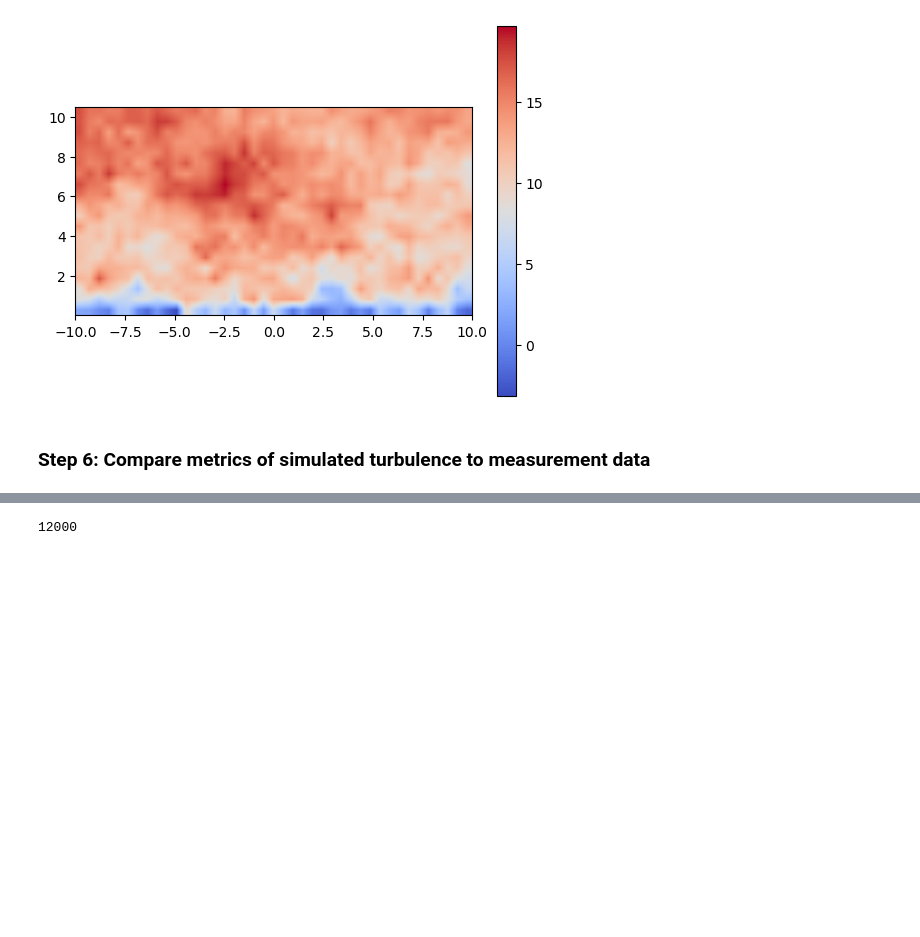
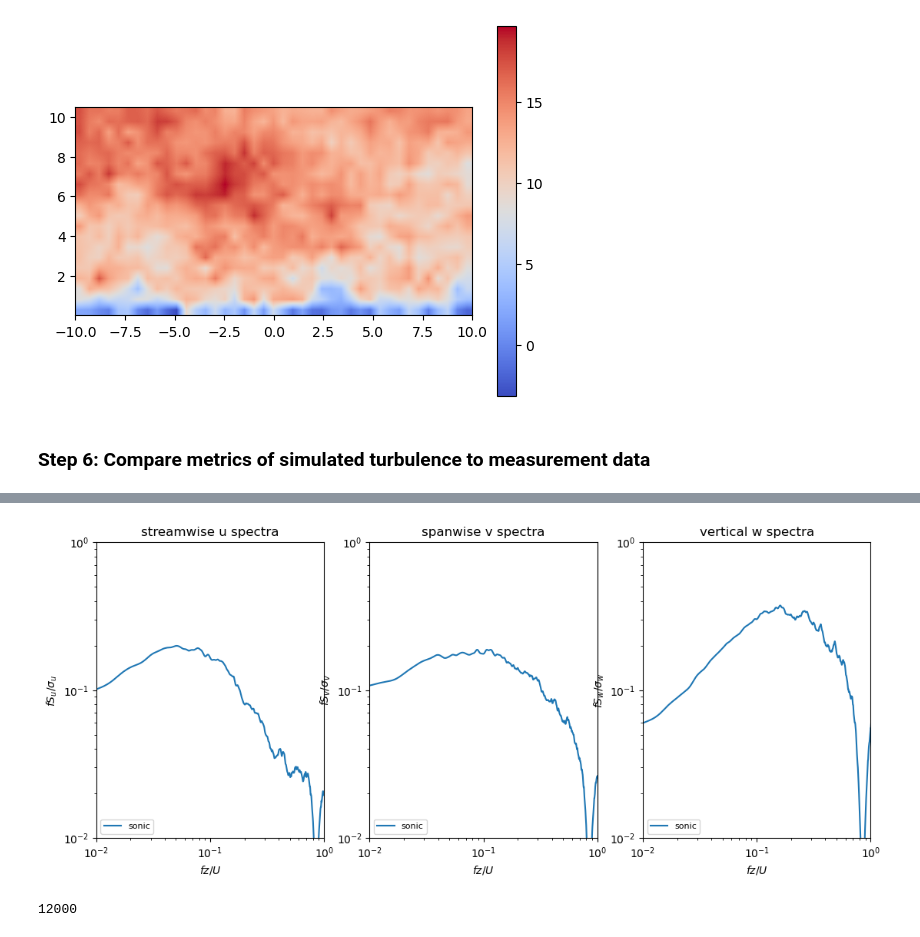
Before and after one commit to brookeslawski/pyconturb-pvade, a Jupyter notebook: duramat_constrained_turb.ipynb, the cells around one changed output, grey strips where cells are left out. Drawn from its saved outputs; the diff is of its cells as text; code cells hidden in the pictures; blank space fills up the shorter version.

Commit message:
comparing spectra

```diff
--- a/duramat_constrained_turb.ipynb
+++ b/duramat_constrained_turb.ipynb
@@ -351,0 +372,91 @@ TypeError: object of type 'numpy.float64' has no len()
+# %%
+# spectra
+from scipy.signal import welch
+from numpy import hanning
+import math
+
+# Smooth high frequency region
+def runningMeanFast(x, N):
+    """
+    Calculates the running mean of an array x over a window size N.
+    """
+    return np.convolve(x, np.ones(N)/N, mode='same')
+
+def compute_spectra(u, U_mean, height, fs, overlap):
+    nblock = len(u)
+    win = np.hamming(math.floor(nblock/10))
+
+    U_corr = pd.Series(u)
+    # do I need to detrend this?
+
+    u_std = U_corr.std()
+
+    f_U_corr, Pxxf_U_corr = welch(U_corr.dropna(), fs, window=win, noverlap=overlap, nfft=nblock, detrend='constant', return_onesided=True)
+    nf_U_corr = f_U_corr*height/abs(U_mean)
+    nPxxf_U_corr = (f_U_corr*Pxxf_U_corr)/u_std**2
+
+    index_highfreq_U_corr = list(np.where([abs(nf_U_corr)>0.3]))
+    nPxxf_smooth_U_corr = nPxxf_U_corr[index_highfreq_U_corr[0][0]:len(nPxxf_U_corr)]
+    nPxxf_smooth_U_corr = runningMeanFast(nPxxf_smooth_U_corr,200)
+    nPxxf_mod_U_corr = [nPxxf_U_corr[0:index_highfreq_U_corr[0][0]-1],nPxxf_smooth_U_corr]
+
+    return nf_U_corr, nPxxf_mod_U_corr
+
+heights = [2.23]
+fs = 20
+overlap = 0
+
+z_idx = (np.abs(z_fp - heights[0])).argmin() # same height as sonic
+y_idx = (np.abs(y_fp - 0.0)).argmin()
+
+vars = ['sonic','sim']
+nf_U_corr = {}; nPxxf_mod_U_corr = {}
+nf_V_corr = {}; nPxxf_mod_V_corr = {}
+nf_W_corr = {}; nPxxf_mod_W_corr = {}
+u_inp = {}; v_inp = {}; w_inp = {}
+U_mean = {}
+
+u_inp['sonic'] = sonic_data.filter(regex='u_', axis=1).values.squeeze()
+u_inp['sim'] = sim_data['u'][:,z_idx,y_idx]
+v_inp['sonic'] = sonic_data.filter(regex='v_', axis=1).values.squeeze()
+v_inp['sim'] = sim_data['v'][:,z_idx,y_idx]
+w_inp['sonic'] = sonic_data.filter(regex='w_', axis=1).values.squeeze()
+w_inp['sim'] = sim_data['w'][:,z_idx,y_idx]
+
+for var in vars:
+    U_mean[var] = u_inp[var].mean()
+
+for var in vars:
+    nf_U_corr[var], nPxxf_mod_U_corr[var] = compute_spectra(u_inp[var], U_mean[var], heights[0], fs, overlap)
+    nf_V_corr[var], nPxxf_mod_V_corr[var] = compute_spectra(v_inp[var], U_mean[var], heights[0], fs, overlap)
+    nf_W_corr[var], nPxxf_mod_W_corr[var] = compute_spectra(w_inp[var], U_mean[var], heights[0], fs, overlap)
+
+fig, axs = plt.subplots(1,3, figsize=[13,5]) #, sharey=True)
+
+for var in vars:
+    axs[0].loglog(abs(nf_U_corr[var][0:len(nPxxf_mod_U_corr[var][1])]), nPxxf_mod_U_corr[var][1], label=var)
+axs[0].legend(loc='lower left',fontsize=8)
+axs[0].set_xlabel("$fz/U$")
+axs[0].set_ylabel("$fS_u/\sigma_u$")
+axs[0].set_title('streamwise u spectra')
+axs[0].set_xlim(10e-3, 10e-1)
+axs[0].set_ylim(10e-3, 10e-1)
+
+for var in vars:
+    axs[1].loglog(abs(nf_V_corr[var][0:len(nPxxf_mod_V_corr[var][1])]), nPxxf_mod_V_corr[var][1], label=var)
+axs[1].legend(loc='lower left',fontsize=8)
+axs[1].set_xlabel("$fz/U$")
+axs[1].set_ylabel("$fS_v/\sigma_v$")
+axs[1].set_title('spanwise v spectra')
+axs[1].set_xlim(10e-3, 10e-1)
+axs[1].set_ylim(10e-3, 10e-1)
+
+for var in vars:
+    axs[2].loglog(abs(nf_W_corr[var][0:len(nPxxf_mod_W_corr[var][1])]), nPxxf_mod_W_corr[var][1], label=var)
+axs[2].legend(loc='lower left',fontsize=8)
+axs[2].set_xlabel("$fz/U$")
+axs[2].set_ylabel("$fS_w/\sigma_w$")
+axs[2].set_title('vertical w spectra')
+axs[2].set_xlim(10e-3, 10e-1)
+axs[2].set_ylim(10e-3, 10e-1)
+# %% [output]
@@ -352,3 +464,4 @@ TypeError: object of type 'numpy.float64' has no len()
+[figure, added]
 # %%
 # %% [output]
 12000
```
Also changed, not shown: parts of 8 cells of this notebook, 2 other files.
